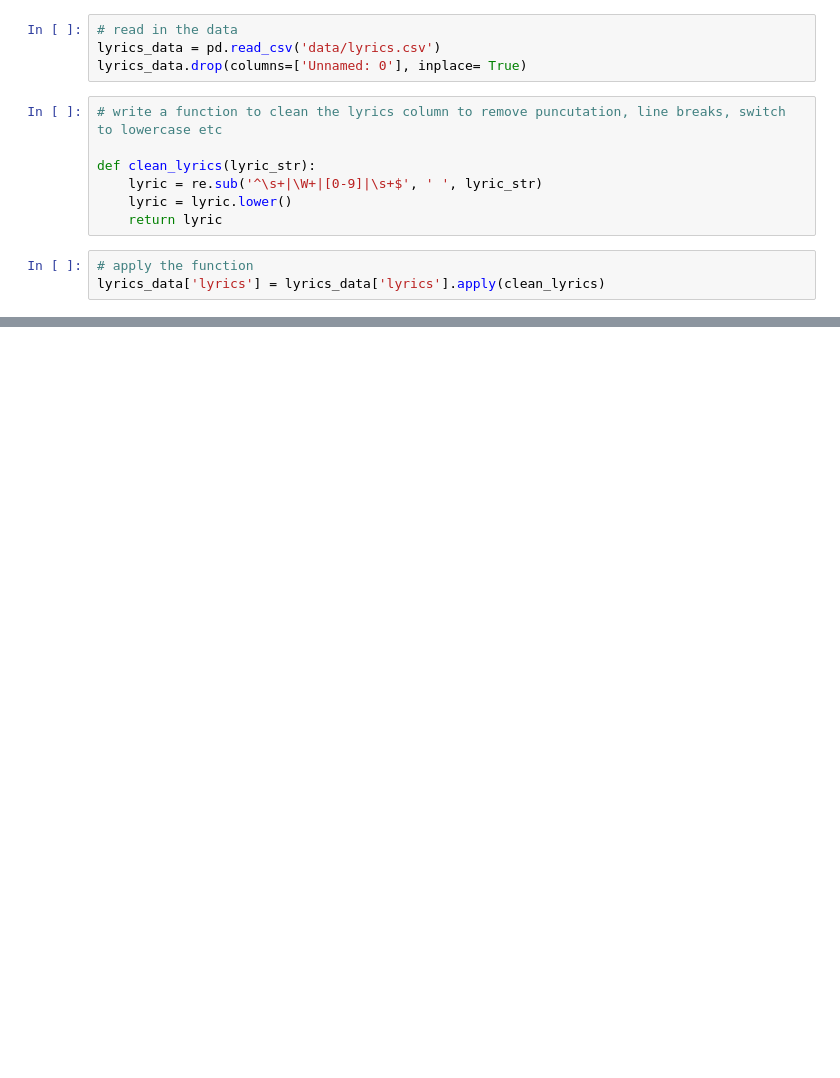
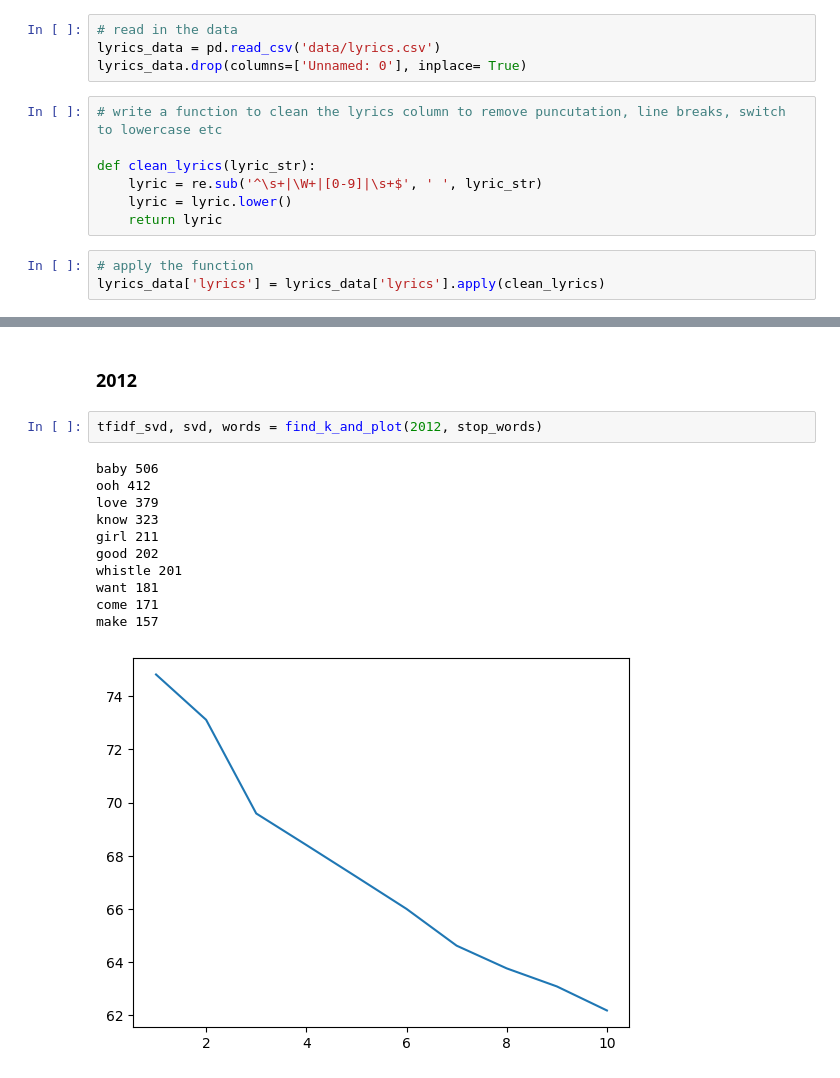
Before and after one commit to cjyu98/2010s_songs_trend_analysis, a Jupyter notebook: lyric_analysis.ipynb, the cells around one changed output, grey strips where cells are left out. Cells and saved outputs as stored; diff of their text form; blank space fills up the shorter version.

```diff
--- a/lyric_analysis.ipynb
+++ b/lyric_analysis.ipynb
@@ -37,0 +157,16 @@ lyrics_data
+# %% [markdown]
+### 2012
+# %%
+tfidf_svd, svd, words = find_k_and_plot(2012, stop_words)
+# %% [output]
+baby 506
+ooh 412
+love 379
+know 323
+girl 211
+good 202
+whistle 201
+want 181
+come 171
+make 157
+[figure, added]
```
Also changed, not shown: parts of 48 cells of this notebook, 1 other file.
